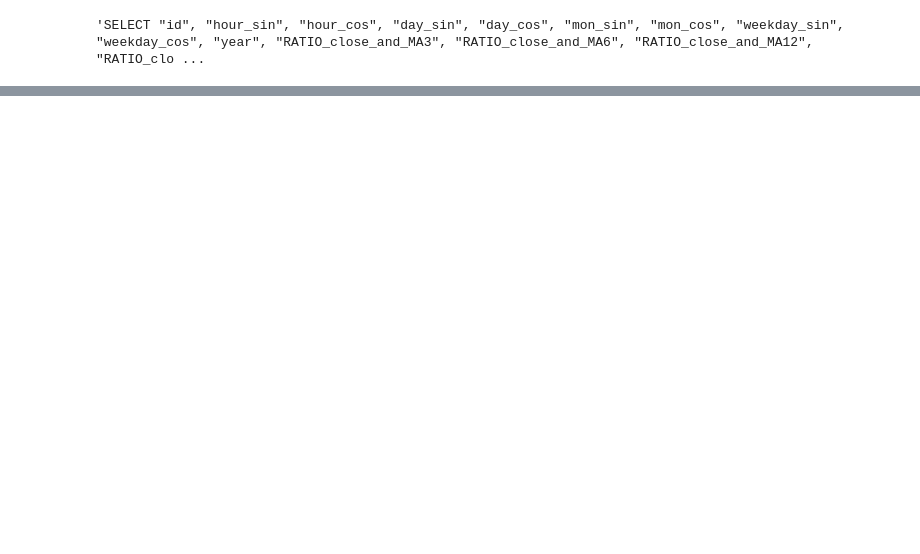
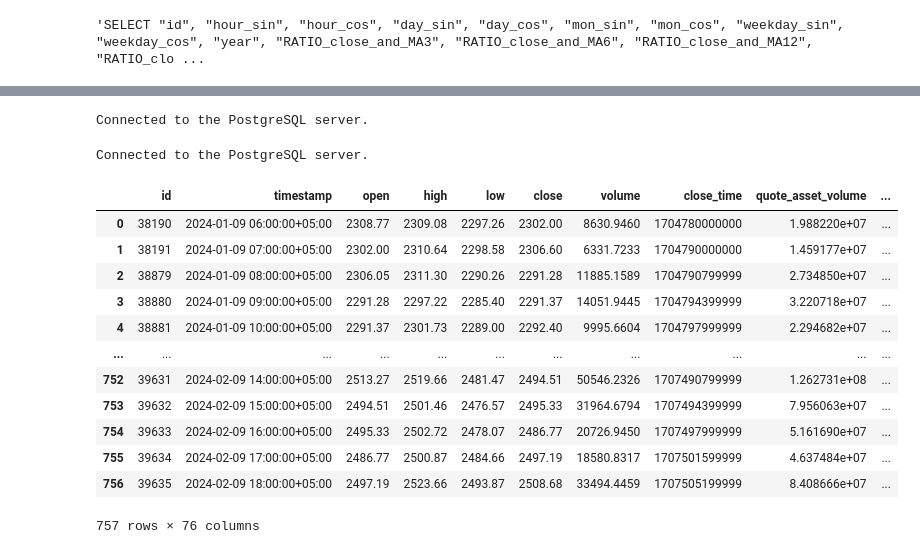
Before and after one commit to Ruslion/Django-VPS, a Jupyter notebook: prediction.ipynb, the cells around one changed output, grey strips where cells are left out. Cells and saved outputs as stored; diff of their text form; code cells hidden in the pictures; blank space fills up the shorter version.

```diff
--- a/prediction.ipynb
+++ b/prediction.ipynb
@@ -187,0 +218,45 @@ array([[0.37525803, 0.21221739, 0.16028208, 0.25224257],
+# %%
+conn = db_connect.connect(CONFIG)
+sql = 'SELECT * FROM trading_bot_historydataeth \
+        WHERE predicted is not null \
+        ORDER BY timestamp ASC;'
+with conn.cursor() as cursor:
+    cursor.execute(sql)
+    result = cursor.fetchall()
+conn.close()
+# %% [output]
+Connected to the PostgreSQL server.
+# %%
+conn = db_connect.connect(CONFIG)
+sql = "SELECT COLUMN_NAME \
+    FROM INFORMATION_SCHEMA.COLUMNS \
+    WHERE TABLE_NAME = 'trading_bot_historydataeth' \
+    ORDER BY ORDINAL_POSITION;"
+with conn.cursor() as cursor:
+    cursor.execute(sql)
+    col_names = cursor.fetchall()
+conn.close()
+# %% [output]
+Connected to the PostgreSQL server.
+# %%
+cols_list = []
+for col in col_names:
+    cols_list.append(col[0])
+# %%
+result_df = pd.DataFrame(result, columns=cols_list)
+# %%
+result_df
+# %% [output]
+|  | id | timestamp | open | high | low | close | volume | close_time | quote_asset_volume | ... |
+| 0 | 38190 | 2024-01-09 06:00:00+05:00 | 2308.77 | 2309.08 | 2297.26 | 2302.00 | 8630.9460 | 1704780000000 | 1.988220e+07 | ... |
+| 1 | 38191 | 2024-01-09 07:00:00+05:00 | 2302.00 | 2310.64 | 2298.58 | 2306.60 | 6331.7233 | 1704790000000 | 1.459177e+07 | ... |
+| 2 | 38879 | 2024-01-09 08:00:00+05:00 | 2306.05 | 2311.30 | 2290.26 | 2291.28 | 11885.1589 | 1704790799999 | 2.734850e+07 | ... |
+| 3 | 38880 | 2024-01-09 09:00:00+05:00 | 2291.28 | 2297.22 | 2285.40 | 2291.37 | 14051.9445 | 1704794399999 | 3.220718e+07 | ... |
+| 4 | 38881 | 2024-01-09 10:00:00+05:00 | 2291.37 | 2301.73 | 2289.00 | 2292.40 | 9995.6604 | 1704797999999 | 2.294682e+07 | ... |
+| ... | ... | ... | ... | ... | ... | ... | ... | ... | ... | ... |
+| 752 | 39631 | 2024-02-09 14:00:00+05:00 | 2513.27 | 2519.66 | 2481.47 | 2494.51 | 50546.2326 | 1707490799999 | 1.262731e+08 | ... |
+| 753 | 39632 | 2024-02-09 15:00:00+05:00 | 2494.51 | 2501.46 | 2476.57 | 2495.33 | 31964.6794 | 1707494399999 | 7.956063e+07 | ... |
+| 754 | 39633 | 2024-02-09 16:00:00+05:00 | 2495.33 | 2502.72 | 2478.07 | 2486.77 | 20726.9450 | 1707497999999 | 5.161690e+07 | ... |
+| 755 | 39634 | 2024-02-09 17:00:00+05:00 | 2486.77 | 2500.87 | 2484.66 | 2497.19 | 18580.8317 | 1707501599999 | 4.637484e+07 | ... |
+| 756 | 39635 | 2024-02-09 18:00:00+05:00 | 2497.19 | 2523.66 | 2493.87 | 2508.68 | 33494.4459 | 1707505199999 | 8.408666e+07 | ... |
+757 rows × 76 columns
```
Also changed, not shown: parts of 25 cells of this notebook, 9 other files.
